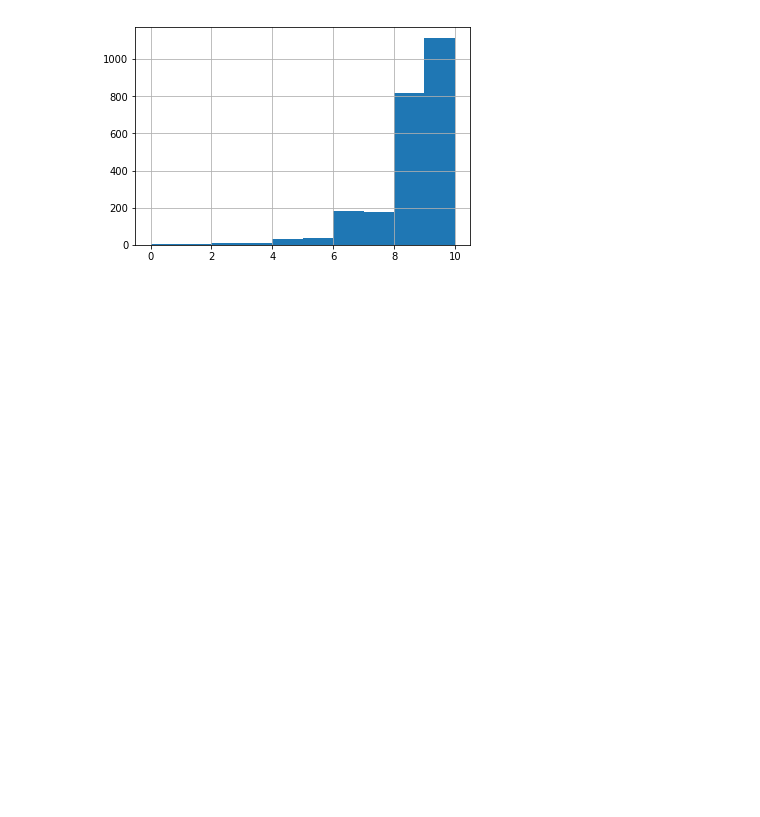
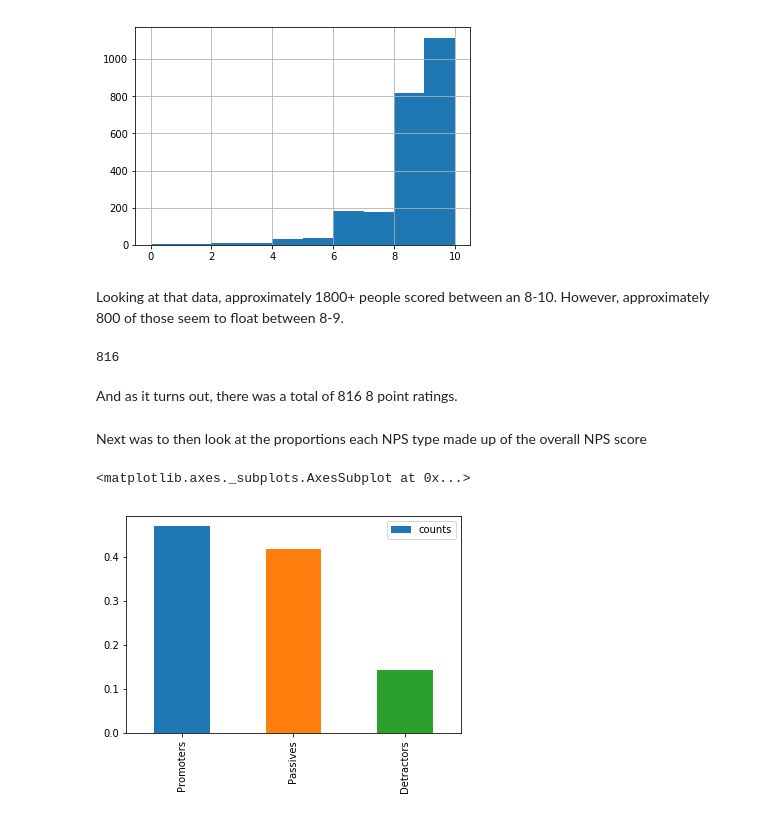
Before and after one commit to C3NZ/SANPS, a Jupyter notebook: Make School NPS.ipynb, the cells around one changed output. Saved outputs shown, nothing was run; the diff lists cells and outputs as text; code cells hidden in the pictures; blank space fills up the shorter version.

```diff
--- a/Make School NPS.ipynb
+++ b/Make School NPS.ipynb
@@ -771,3 +773,23 @@ nps_df.rating.hist(bins=10)
 # %% [output]
 <matplotlib.axes._subplots.AxesSubplot at 0x...>
 [figure]
+# %% [markdown]
+Looking at that data, approximately 1800+ people scored between an 8-10. However, approximately 800 of those seem to float between 8-9.
+# %%
+nps_df.rating[(df.rating == 8)].count()
+# %% [output]
+816
+# %% [markdown]
+And as it turns out, there was a total of 816 8 point ratings.
+# %% [markdown]
+Next was to then look at the proportions each NPS type made up of the overall NPS score
+# %%
+rating_total = nps_df.rating.count()
+portions = pd.DataFrame({
+    'counts': [promoters / rating_total, passives / rating_total, detractors / rating_total]
+}, index=['Promoters', 'Passives', 'Detractors'])
+# %%
+portions.plot.bar(y='counts')
+# %% [output]
+<matplotlib.axes._subplots.AxesSubplot at 0x...>
+[figure, added]
```
Also changed, not shown: parts of 17 cells of this notebook.
